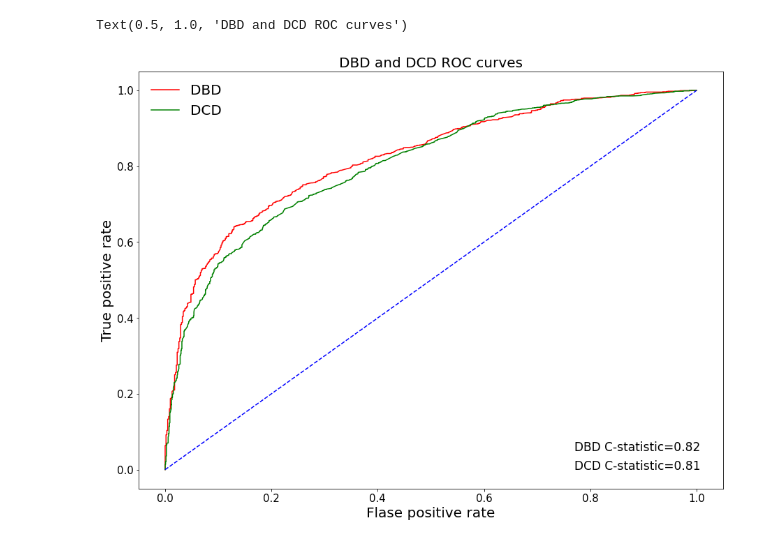
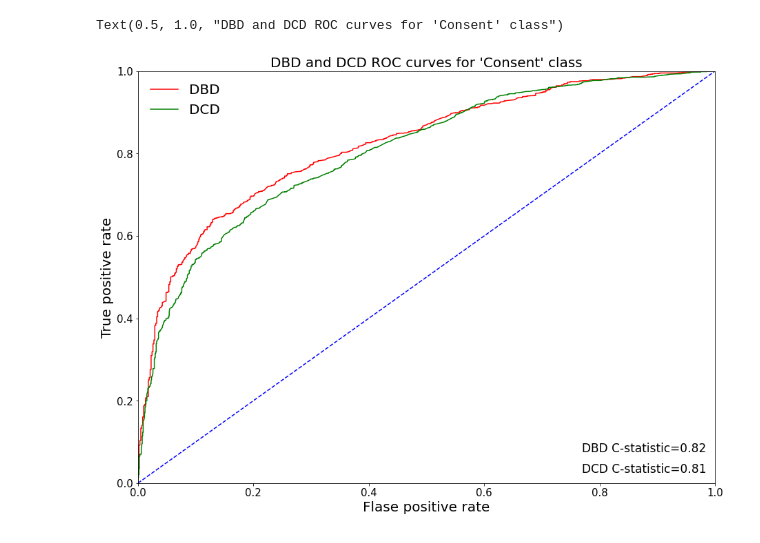
Before and after one commit to RoddyJaques/Organ-Donation-Consent-Prediction, a Jupyter notebook: 2 New logistic regression.ipynb, the cells around one changed output. Cells and saved outputs as stored; diff of their text form; code cells hidden in the pictures.

```diff
--- a/2 New logistic regression.ipynb
+++ b/2 New logistic regression.ipynb
@@ -43,11 +45,20 @@ def show_metrics(actual,predict):
     print("Accuracy: " + str(round(mets.accuracy_score(actual, predict),2)))
 
     # Predicted vs actual consent rates
-    cons_rate = int(100 * len(actual[actual==2]) / len(actual) )
+    cons_rate = int(100 * len(actual[actual=="Consent"]) / len(actual) )
     print("\nActual consent rate: " + str(cons_rate))
 
-    pred_rate = int(100 * len(predict[predict==2]) / len(predict) )
+    pred_rate = int(100 * len(predict[predict=="Consent"]) / len(predict) )
     print("Predicted consent rate: " + str(pred_rate))
+
+    pass
+
+# Function to format consent column from integer code to text
+def format_consent(x):
+    if x == 2:
+        return "Consent"
+    if x == 1:
+        return "Non-consent"
 # %%
 # Read in datasets
 dbd_model_data = pd.read_csv("Data/dbd_model_data.csv")
@@ -60,8 +71,7 @@ dbd_cols = ["wish", "FORMAL_APR_WHEN", "donation_mentioned", "app_nature", "eth_
 dbd_model_data2 = pd.get_dummies(data=dbd_model_data,columns=dbd_cols[:-1],drop_first=True)
 
 dbd_features = dbd_model_data2.drop("FAMILY_CONSENT",axis=1)
-dbd_consents = dbd_model_data2["FAMILY_CONSENT"]
-
+dbd_consents = dbd_model_data2["FAMILY_CONSENT"].apply(format_consent)
 # Columns used to create DCD model in paper
 dcd_cols = ["wish", "donation_mentioned",
             "app_nature", "eth_grp", "religion_grp", "GENDER", "DTC_WD_TRTMENT_PRESENT",
@@ -70,7 +80,7 @@ dcd_cols = ["wish", "donation_mentioned",
 dcd_model_data2 = pd.get_dummies(data=dcd_model_data,columns=dcd_cols[:-1],drop_first=True)
 
 dcd_features = dcd_model_data2.drop("FAMILY_CONSENT",axis=1)
-dcd_consents = dcd_model_data2["FAMILY_CONSENT"]
+dcd_consents = dcd_model_data2["FAMILY_CONSENT"].apply(format_consent)
 
 # creating a train and testing dataset for DBD and DCD approaches
 DBD_X_train, DBD_X_test, DBD_y_train, DBD_y_test = train_test_split(dbd_features,dbd_consents, test_size=0.33, random_state=10)
@@ -135,30 +162,37 @@ Predicted consent rate: 62
 # %%
-# ROC curve for both models
-dbd_roc = mets.roc_curve(DBD_y_test, DBD_prob[:,1], pos_label=2)
-dbd_auc = mets.roc_auc_score(DBD_y_test, DBD_prob[:,1], labels=[1,2])
+# ROC curve for consent for both models
+dbd_roc = mets.roc_curve(DBD_y_test, DBD_prob[:,0], pos_label="Consent")
+dbd_auc = mets.roc_auc_score(DBD_y_test, DBD_prob[:,1])
 dbd_c_stat = "DBD C-statistic=" + str(round(dbd_auc,2))
 
-dcd_roc = mets.roc_curve(DCD_y_test, DCD_prob[:,1], pos_label=2)
-dcd_auc = mets.roc_auc_score(DCD_y_test, DCD_prob[:,1], labels=[1,2])
+dcd_roc = mets.roc_curve(DCD_y_test, DCD_prob[:,0], pos_label="Consent")
+dcd_auc = mets.roc_auc_score(DCD_y_test, DCD_prob[:,1])
 dcd_c_stat = "DCD C-statistic=" + str(round(dcd_auc,2))
 
 
 fig, ax = plt.subplots(1,1,figsize=[15,11],facecolor="white")
 ax.set_facecolor("white")
 
+# plot DBD and DCD ROC curves on the same axis
 ax.plot(dbd_roc[0],dbd_roc[1],"r")
 ax.plot(dcd_roc[0],dcd_roc[1],"g")
+
+# plot straight line representing a ROC curve for classifying at random
 ax.plot([0,1],[0,1],"--b")
+
+ax.set_xlim(0,1)
+ax.set_ylim(0,1)
 ax.tick_params(axis="y",labelsize=15)
 ax.tick_params(axis="x",labelsize=15)
 ax.legend(["DBD","DCD"],loc="best",fontsize=20,frameon=False)
 
-ax.text(0.77,0.05,dbd_c_stat, fontdict={'size':17, 'color':'black'})
-ax.text(0.77,0,dcd_c_stat, fontdict={'size':17, 'color':'black'})
+# print AUC (otherwise known as C-Statistic in bottom right corner)
+ax.text(0.77,0.075,dbd_c_stat, fontdict={'size':17, 'color':'black'})
+ax.text(0.77,0.025,dcd_c_stat, fontdict={'size':17, 'color':'black'})
 
 plt.xlabel("Flase positive rate",size=20)
 plt.ylabel("True positive rate",size=20)
-plt.title("DBD and DCD ROC curves",size=20)
+plt.title("""DBD and DCD ROC curves for 'Consent' class""",size=20)
 # %% [output]
-Text(0.5, 1.0, 'DBD and DCD ROC curves')
+Text(0.5, 1.0, "DBD and DCD ROC curves for 'Consent' class")
-[figure, old version]
+[figure, new version]
```
Also changed, not shown: parts of 6 cells of this notebook, 2 other files.
